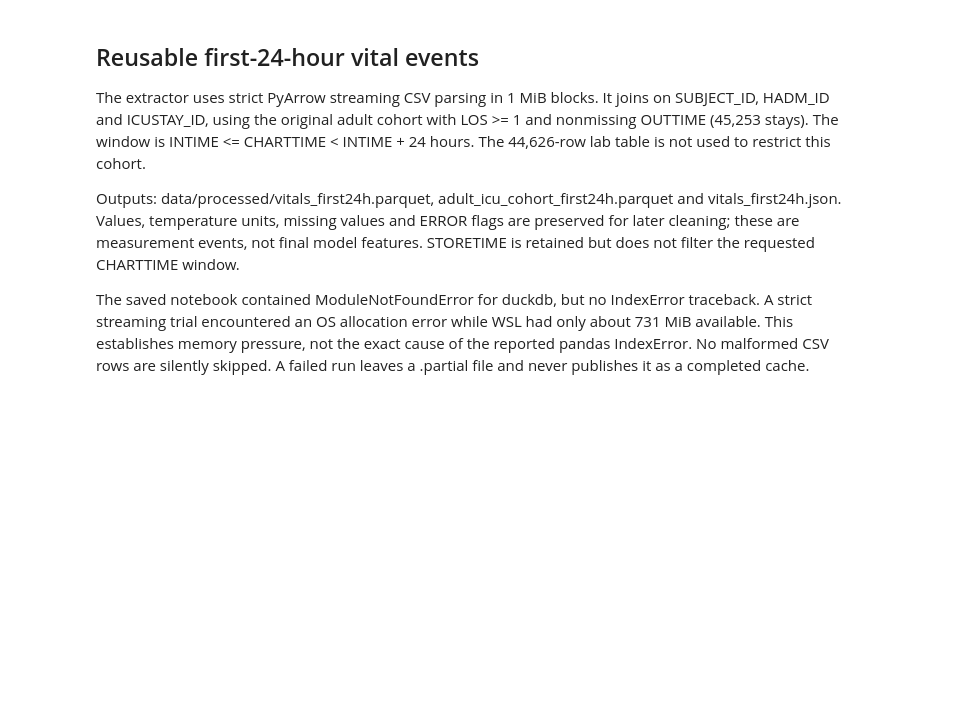
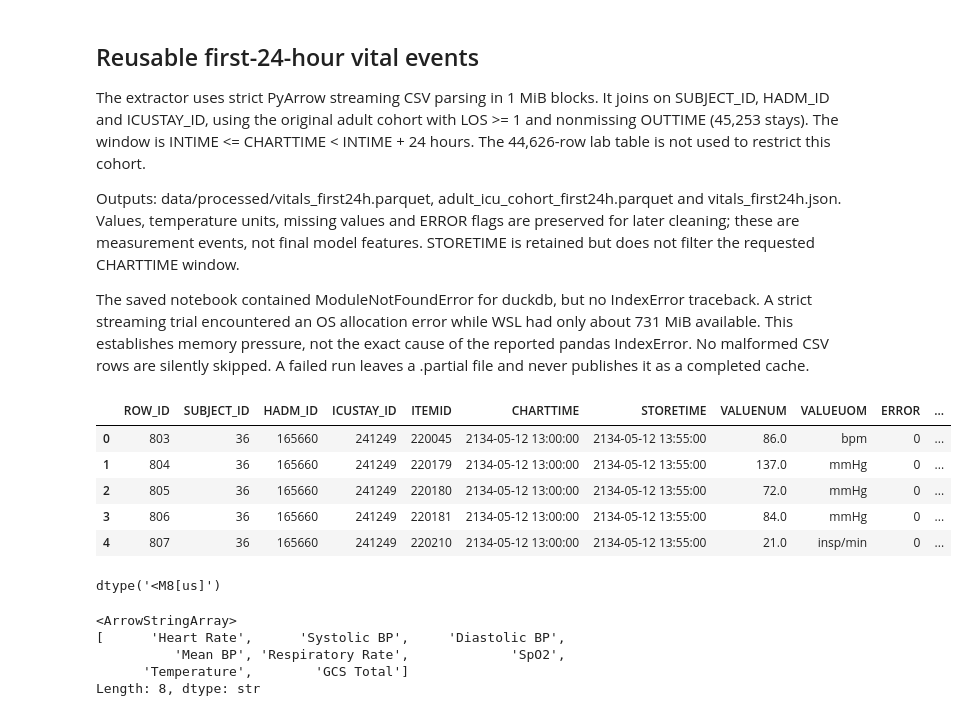
Before and after one commit to sengulozaydin/icu-risk-prediction, a Jupyter notebook: notebooks/02_feature_engineering.ipynb, the cells around one changed output. Cells and saved outputs as stored; diff of their text form; code cells hidden in the pictures; blank space fills up the shorter version.

```diff
--- a/notebooks/02_feature_engineering.ipynb
+++ b/notebooks/02_feature_engineering.ipynb
@@ -279,3 +297,20 @@ The extractor uses strict PyArrow streaming CSV parsing in 1 MiB blocks. It join
 Outputs: data/processed/vitals_first24h.parquet, adult_icu_cohort_first24h.parquet and vitals_first24h.json. Values, temperature units, missing values and ERROR flags are preserved for later cleaning; these are measurement events, not final model features. STORETIME is retained but does not filter the requested CHARTTIME window.
 
 The saved notebook contained ModuleNotFoundError for duckdb, but no IndexError traceback. A strict streaming trial encountered an OS allocation error while WSL had only about 731 MiB available. This establishes memory pressure, not the exact cause of the reported pandas IndexError. No malformed CSV rows are silently skipped. A failed run leaves a .partial file and never publishes it as a completed cache.
+# %%
+vitals_df = pd.read_parquet(
+    "../data/processed/vitals_first24h.parquet"
+)
+
+vitals_df.head()
+# %% [output]
+|  | ROW_ID | SUBJECT_ID | HADM_ID | ICUSTAY_ID | ITEMID | CHARTTIME | STORETIME | VALUENUM | VALUEUOM | ERROR | ... |
+| 0 | 803 | 36 | 165660 | 241249 | 220045 | 2134-05-12 13:00:00 | 2134-05-12 13:55:00 | 86.0 | bpm | 0 | ... |
+| 1 | 804 | 36 | 165660 | 241249 | 220179 | 2134-05-12 13:00:00 | 2134-05-12 13:55:00 | 137.0 | mmHg | 0 | ... |
+| 2 | 805 | 36 | 165660 | 241249 | 220180 | 2134-05-12 13:00:00 | 2134-05-12 13:55:00 | 72.0 | mmHg | 0 | ... |
+| 3 | 806 | 36 | 165660 | 241249 | 220181 | 2134-05-12 13:00:00 | 2134-05-12 13:55:00 | 84.0 | mmHg | 0 | ... |
+| 4 | 807 | 36 | 165660 | 241249 | 220210 | 2134-05-12 13:00:00 | 2134-05-12 13:55:00 | 21.0 | insp/min | 0 | ... |
+# %%
+vitals_df["CHARTTIME"].dtype
+# %% [output]
+dtype('<M8[us]')
@@ -281,0 +328,8 @@ The saved notebook contained ModuleNotFoundError for duckdb, but no IndexError t
+# %%
+vitals_df["VITAL"].unique()
+# %% [output]
+<ArrowStringArray>
+[      'Heart Rate',      'Systolic BP',     'Diastolic BP',
+          'Mean BP', 'Respiratory Rate',             'SpO2',
+      'Temperature',        'GCS Total']
+Length: 8, dtype: str
```
Also changed, not shown: parts of 8 cells of this notebook, 1 other file.
